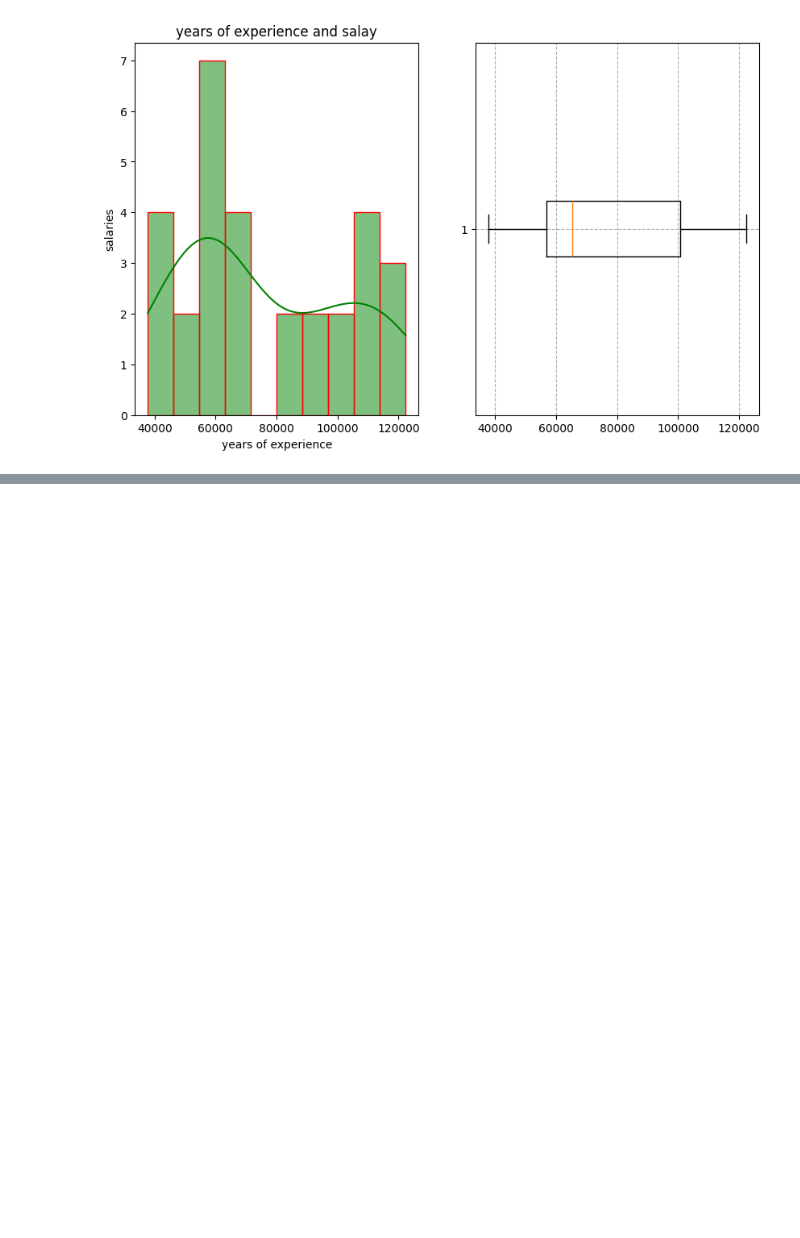
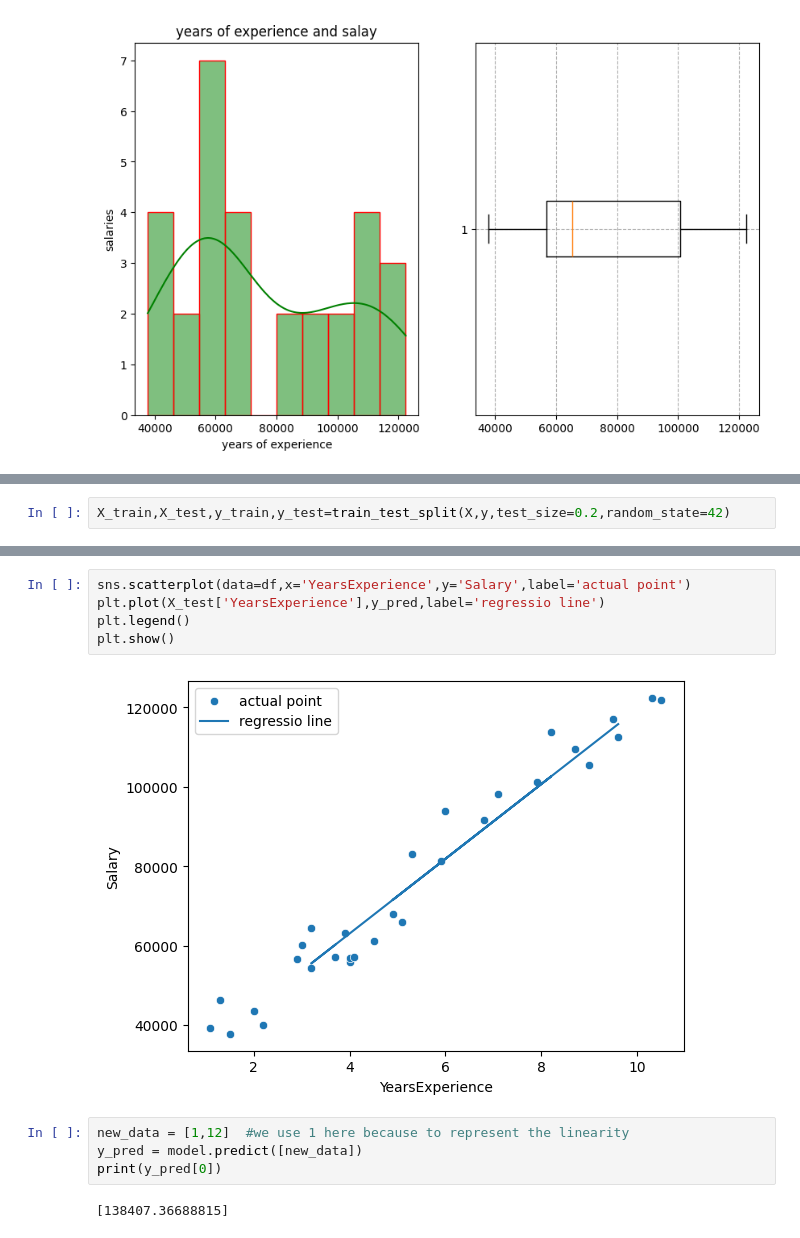
Before and after one commit to rakshume/Machine-Learning, a Jupyter notebook: salary_data/salaries.ipynb, the cells around one changed output, grey strips where cells are left out. Drawn from its saved outputs; the diff is of its cells as text; blank space fills up the shorter version.

```diff
--- a/salary_data/salaries.ipynb
+++ b/salary_data/salaries.ipynb
@@ -94,0 +172,2 @@ sns.heatmap(corr,annot=True,cmap='Oranges')
+# %%
+X_train,X_test,y_train,y_test=train_test_split(X,y,test_size=0.2,random_state=42)
@@ -94,0 +189,13 @@ sns.heatmap(corr,annot=True,cmap='Oranges')
+# %%
+sns.scatterplot(data=df,x='YearsExperience',y='Salary',label='actual point')
+plt.plot(X_test['YearsExperience'],y_pred,label='regressio line')
+plt.legend()
+plt.show()
+# %% [output]
+[figure, added]
+# %%
+new_data = [1,12]  #we use 1 here because to represent the linearity
+y_pred = model.predict([new_data])
+print(y_pred[0])
+# %% [output]
+[138407.36688815]
```
Also changed, not shown: parts of 10 cells of this notebook.
